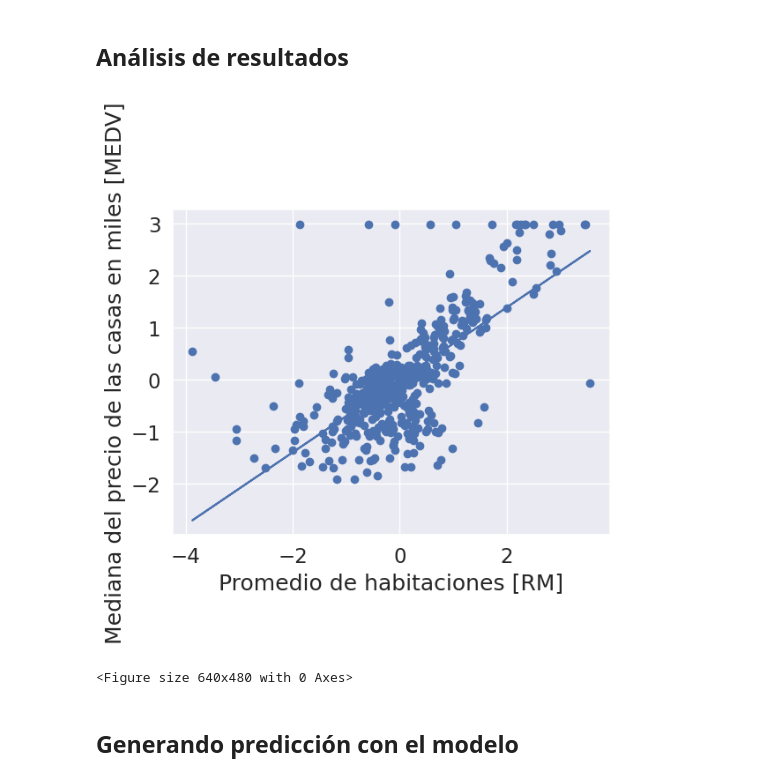
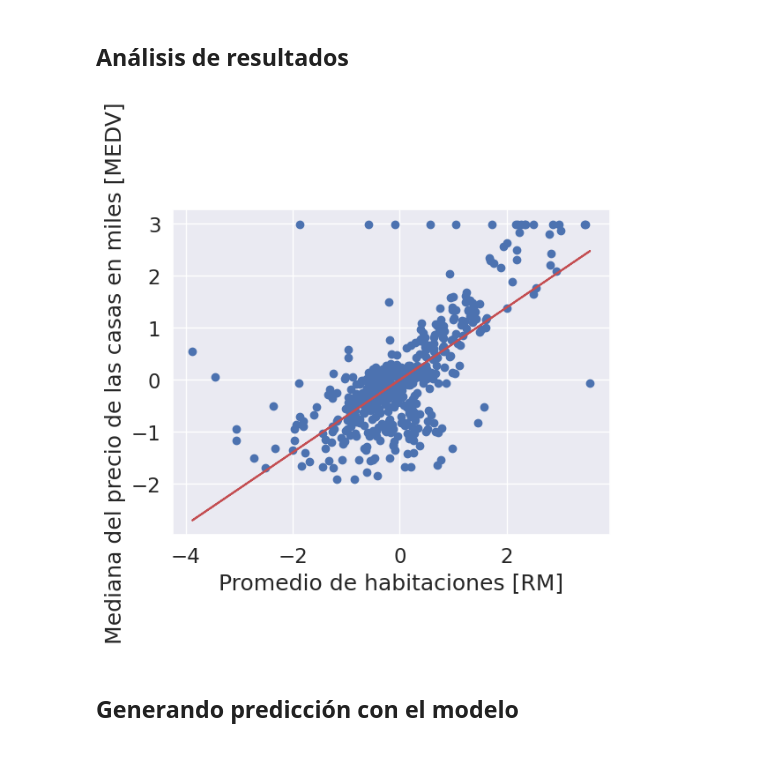
Before and after one commit to adolfo85/regresionlineal, a Jupyter notebook: primera_regresion_lineal_755953b4-3c16-42de-a9e3-78fe9742244f.ipynb, the cells around one changed output. Drawn from its saved outputs; the diff is of its cells as text; code cells hidden in the pictures.

```diff
--- a/primera_regresion_lineal_755953b4-3c16-42de-a9e3-78fe9742244f.ipynb
+++ b/primera_regresion_lineal_755953b4-3c16-42de-a9e3-78fe9742244f.ipynb
@@ -81,15 +81,14 @@ LinearRegression()
 # %% [markdown]
 ## Análisis de resultados
 # %%
+plt.figure()
 plt.scatter(X_std,y_std)
-plt.plot(X_std,slr.predict(X_std), color='b')
+plt.plot(X_std,slr.predict(X_std), color='r')
 plt.ylabel("Mediana del precio de las casas en miles [MEDV]")
 plt.xlabel("Promedio de habitaciones [RM]")
-plt.figure()
 plt.show()
 # %% [output]
-[figure, old version]
+[figure, new version]
-<Figure size 640x480 with 0 Axes>
 # %% [markdown]
 ## Generando predicción con el modelo
 # %%
```
